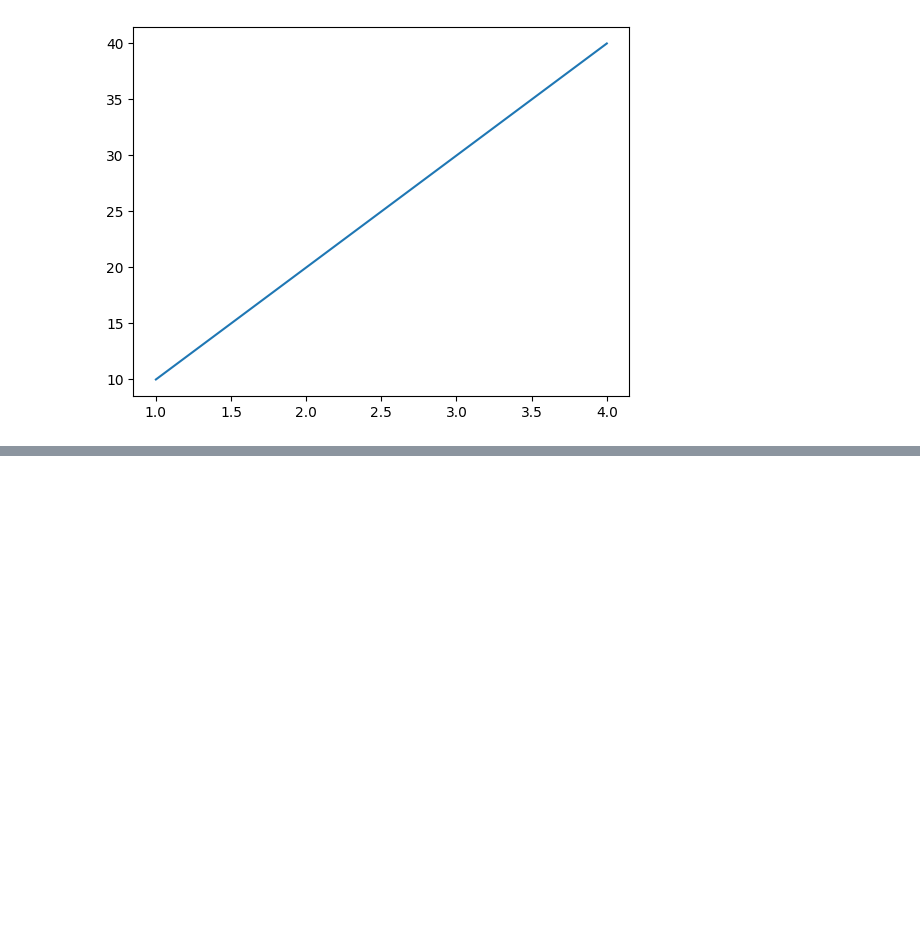
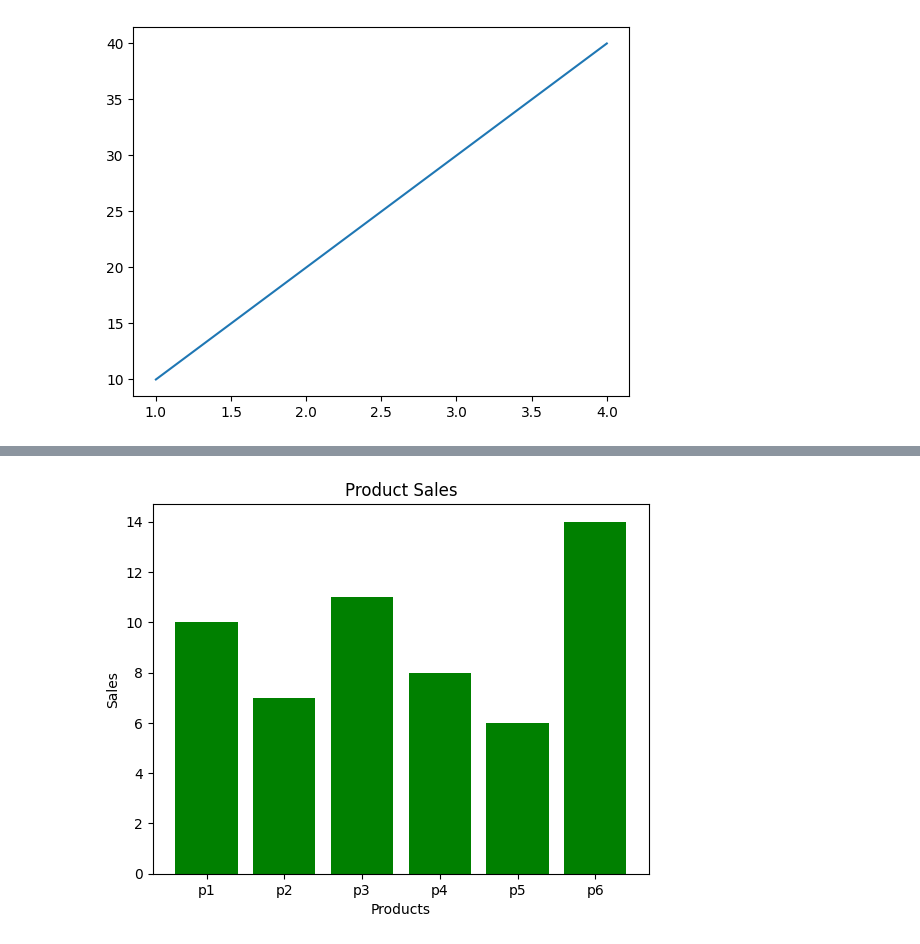
Before and after one commit to pranjal7398/Matplotlib, a Jupyter notebook: matplotlib.ipynb, the cells around one changed output, grey strips where cells are left out. Cells and saved outputs as stored; diff of their text form; code cells hidden in the pictures; blank space fills up the shorter version.

```diff
--- a/matplotlib.ipynb
+++ b/matplotlib.ipynb
@@ -12,0 +31,15 @@ plt.show()
+# %%
+#plotting a bar graph between products and sales
+
+import matplotlib.pyplot as plt
+
+products = ['p1' , 'p2' , 'p3' , 'p4' , 'p5' , 'p6']
+sales = [10,7,11,8,6,14]
+
+plt.title("Product Sales")
+plt.xlabel("Products")
+plt.ylabel("Sales")
+plt.bar(products , sales , color='green')
+plt.show()
+# %% [output]
+[figure, added]
```
Also changed, not shown: parts of 2 cells of this notebook.
